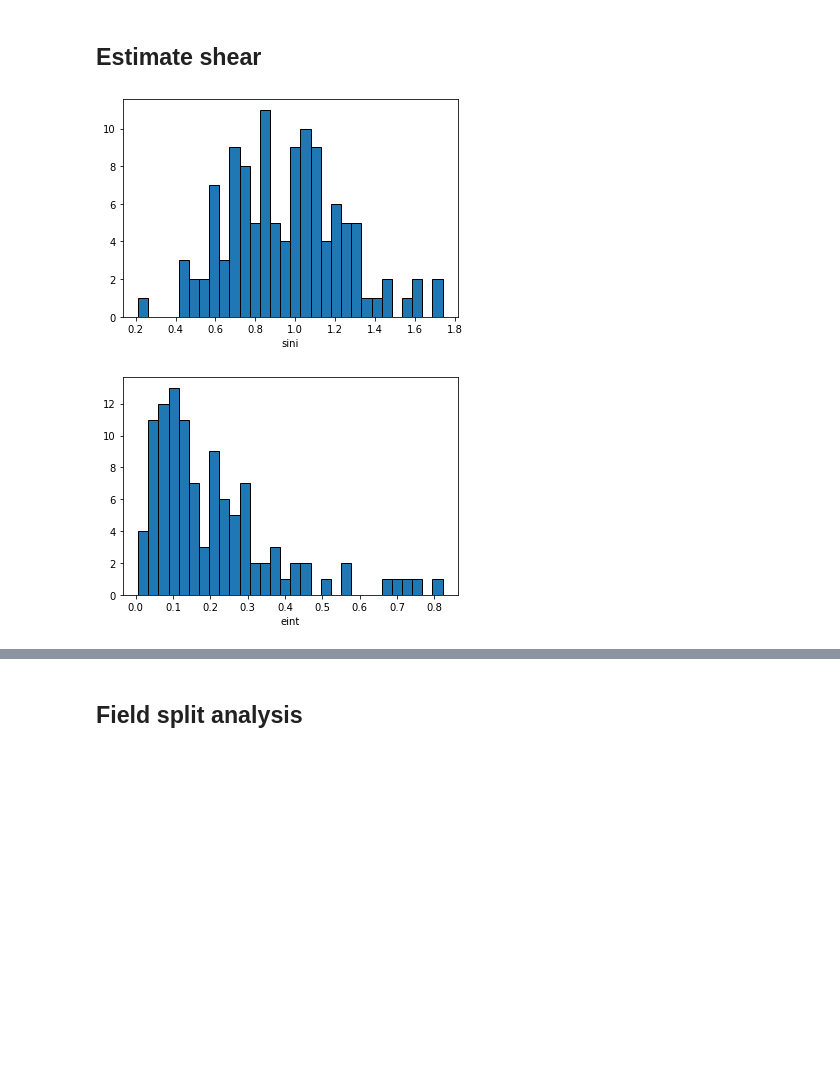
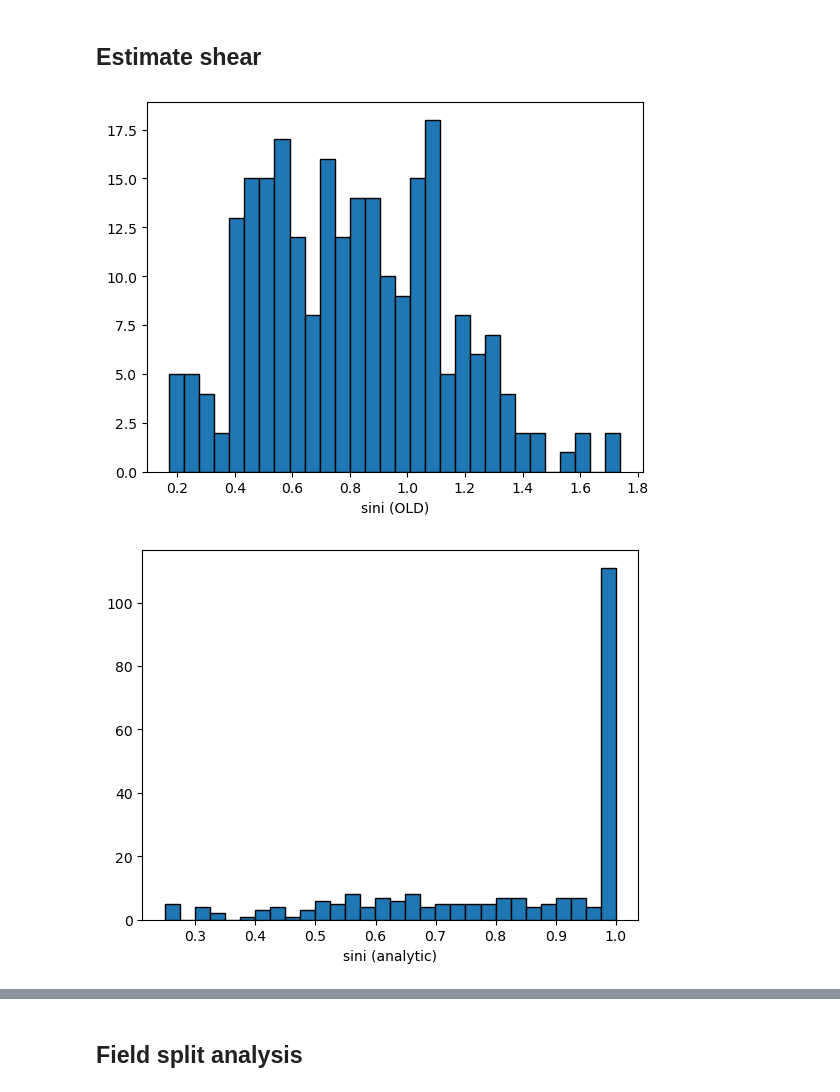
Before and after one commit to sweverett/kl-tools, a Jupyter notebook: notebooks/kross/kl-estimate.ipynb, the cells around one changed output, grey strips where cells are left out. Drawn from its saved outputs; the diff is of its cells as text; code cells hidden in the pictures; blank space fills up the shorter version.

```diff
--- a/notebooks/kross/kl-estimate.ipynb
+++ b/notebooks/kross/kl-estimate.ipynb
@@ -68,8 +68,8 @@ selection = np.where(
     (irr_flag == 0) &
     (theta_flag == 0) &
     (extrap_flag == 0) &
-    (kin_type == 'RT+')
-#     ((kin_type == 'RT ') | (kin_type == 'RT+'))
+    # (kin_type == 'RT+')
+    ((kin_type == 'RT ') | (kin_type == 'RT+'))
 )
 
 # for *no* selection:
@@ -106,9 +106,10 @@ mstar = sample['MASS']
 pa_im = sample['PA_IM']
 name = sample['NAME']
 
-# derived collumns
+# derived columns
 log_mstar = np.log10(mstar)
 vcirc = vc * np.sin(np.deg2rad(theta_im)) # "observed" vcirc with beam smearing correction but *NOT* inclination correction
+vcirc_err = (vc_err_h - vc_err_l) * np.sin(np.deg2rad(theta_im)) # estimated error on 2D vcirc
 eobs = (1. - np.sqrt(1. - boa**2)) / (1. + np.sqrt(1. - boa**2))
 # %% [output]
 sample before selection: 586
@@ -164,8 +165,11 @@ Text(0.5, 0, 'vc / sig_v)')
 # %% [markdown]
 ## Estimate shear
 # %%
-def estimate_sini(vmax, vtf):
+# OLD WAY:
+def estimate_sini_old(vmax, vtf):
     return vmax / vtf
+
+from kl_tools.kross.analytic_estimators import estimate_sini_from_vtf_single
 
 def estimate_eint(sini, qz=0.25):
     factor = np.sqrt(1 - (1-qz)**2 * sini**2)
@@ -184,10 +188,26 @@ def estimate_gcross(vmax, vmin, eobs, eint, sini):
 # plotting options
 Nbins = 30
 
-# estimate sini from vcirc and TF velocity:
-sini = estimate_sini(vcirc, vtf)
+# estimate sini from vcirc and TF velocity (OLD):
+sini_old = estimate_sini_old(vcirc, vtf)
+plt.hist(sini_old, bins=Nbins, ec='k')
+plt.xlabel('sini (OLD)')
+plt.show()
+
+sini = -1. * np.ones(len(vcirc))
+for i in range(len(vcirc)):
+    sini[i] = estimate_sini_from_vtf_single(vcirc[i], vtf[i], vcirc_err[i])
 plt.hist(sini, bins=Nbins, ec='k')
-plt.xlabel('sini')
+plt.xlabel('sini (analytic)')
+plt.show()
+
+# compare the two sini methods
+Nold = len(sini_old[sini_old <= 1])
+Nnew = len(sini)
+plt.hist(sini_old, ec='r', histtype='step', alpha=0.7, bins=np.linspace(0, 1, 20), label=f'Old ({Nold})')
+plt.hist(sini, ec='k', histtype='step', alpha=0.7, bins=np.linspace(0, 1, 20), label=f'Analytic ({Nnew})')
+plt.xlabel('sin(i)')
+plt.legend()
 plt.show()
 
 # estimate intrinsic ellipticity from sini and qz (assumed):
@@ -197,32 +217,32 @@ plt.xlabel('eint')
 plt.show()
 
 # look at difference in eobs vs estimated eint
 edelt = eobs - eint
 edelt2 = eobs**2-eint**2
 plt.hist(edelt, bins=Nbins, ec='k', label='eobs-eint', alpha=0.75)
 plt.hist(edelt2, bins=Nbins, ec='k', label='eobs^2-eint^2', alpha=0.75)
 plt.axvline(0, c='k', ls='--', lw=2)
 plt.xlabel('ellipticity difference')
 plt.legend()
 plt.show()
 
 # show shear response
 response = (2 * eobs * (1-eint**2))
 plt.hist(response, bins=Nbins, ec='k')
 plt.xlabel('response (2 * eobs**2 * (1-eint**2))')
 plt.show()
 
 # estimate shear values from estimated eint:
 gplus = estimate_gplus(eobs, eint)
 plt.hist(gplus, bins=np.linspace(-1, 1, Nbins), ec='k')
 plt.axvline(0, c='k', ls='--', lw=2)
 plt.xlabel('g+')
 # plt.xlim(-1, 1)
 plt.show()
 
 # gcross = estimate_gcross(vcirc, vmin, eobs, eint, sini)
 # plt.hist(gcross, bins=Nbins, ec='k')
 # plt.xlabel('gx')
 # %% [output]
-[figure, old version]
+[figure, new version]
-[figure, old version]
+[figure, new version]
```
Also changed, not shown: parts of 13 cells of this notebook, 6 other files.
